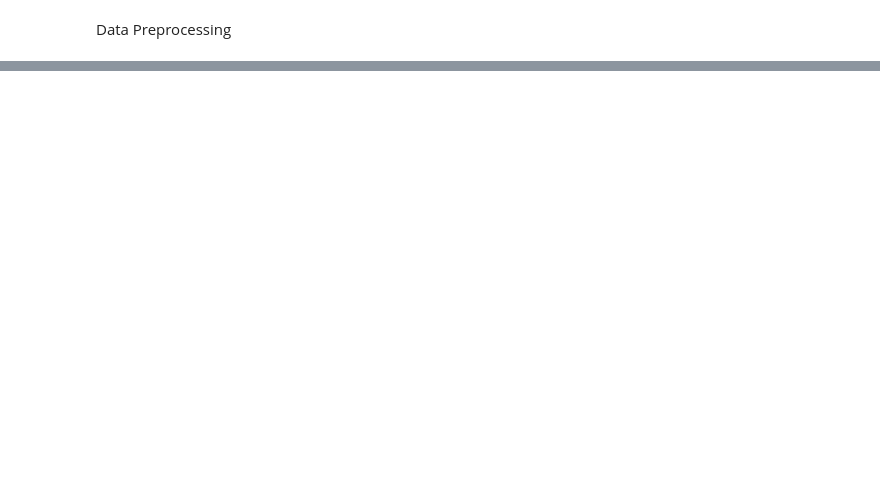
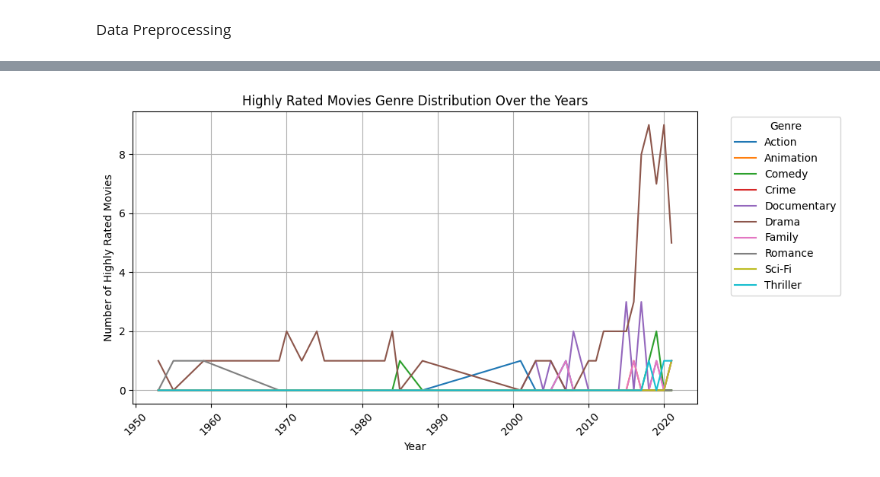
Before and after one commit to Deepak-B-G/CODSOFT, a Jupyter notebook: Task-02/Task-02.ipynb, the cells around one changed output, grey strips where cells are left out. Drawn from its saved outputs; the diff is of its cells as text; code cells hidden in the pictures; blank space fills up the shorter version.

```diff
--- a/Task-02/Task-02.ipynb
+++ b/Task-02/Task-02.ipynb
@@ -63,0 +230,25 @@ AttributeError: Can only use .str accessor with string values!
+# %%
+# Define the threshold for highly rated movies
+threshold_rating = 8.0
+
+# Filter the DataFrame to include only highly rated movies
+highly_rated_movies = movies_df[movies_df['Rating'] >= threshold_rating]
+
+# Group the filtered DataFrame by 'Year' and 'Genre', and count the occurrences of each genre for each year
+genre_counts_yearwise = highly_rated_movies.groupby(['Year', 'Genre']).size().unstack(fill_value=0)
+
+# Plot the line graph
+plt.figure(figsize=(10, 5))
+for genre in genre_counts_yearwise.columns:
+    plt.plot(genre_counts_yearwise.index, genre_counts_yearwise[genre], label=genre)
+
+plt.xlabel('Year')
+plt.ylabel('Number of Highly Rated Movies')
+plt.title('Highly Rated Movies Genre Distribution Over the Years')
+plt.legend(title='Genre', bbox_to_anchor=(1.05, 1), loc='upper left')
+plt.xticks(rotation=45)
+plt.grid(True)
+plt.tight_layout()
+plt.show()
+# %% [output]
+[figure, added]
```
Also changed, not shown: parts of 35 cells of this notebook, 1 other file.
